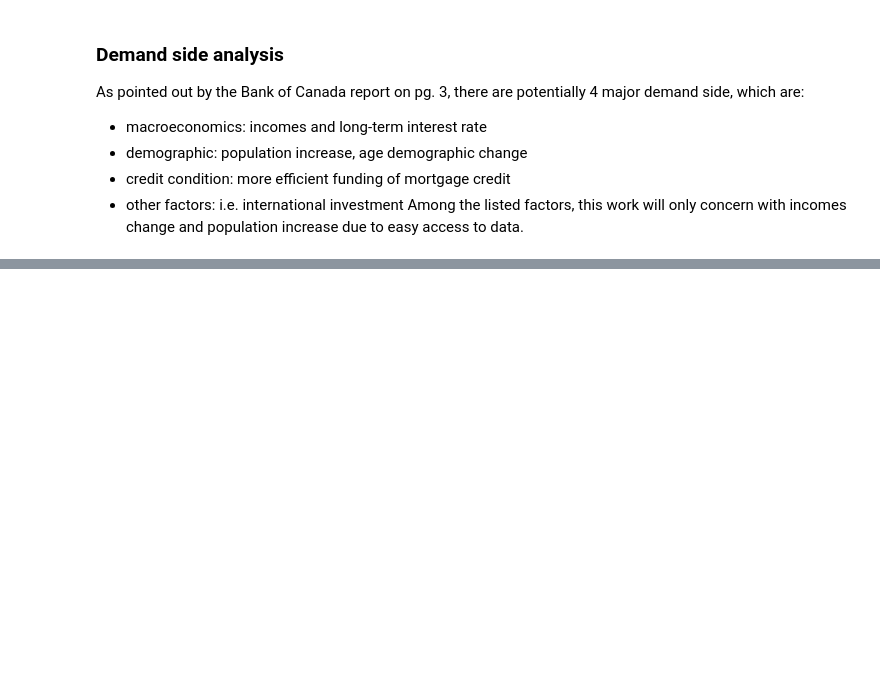
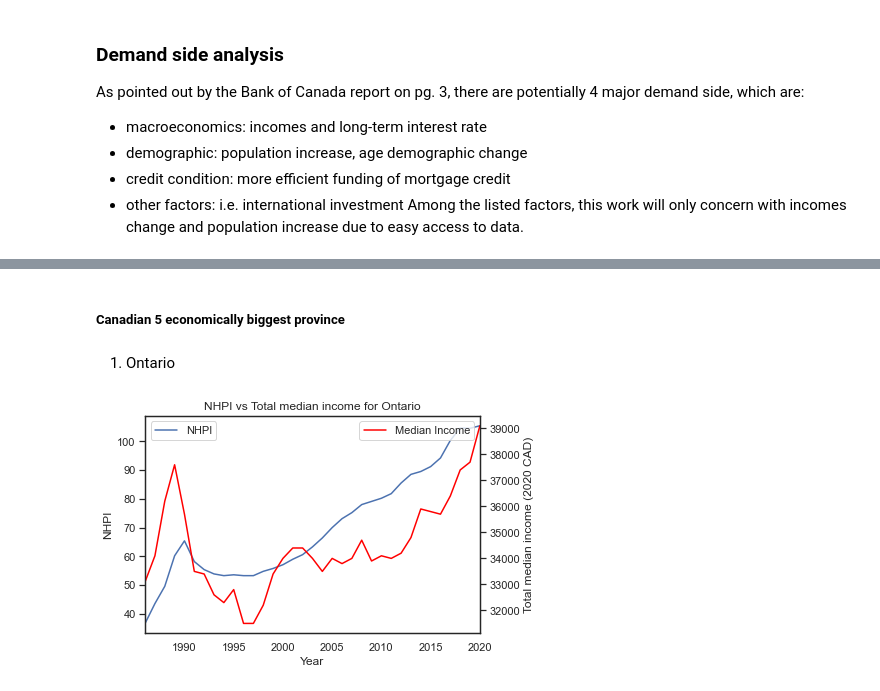
Before and after one commit to ChinhTranKaizen/StatCanHousing, a Jupyter notebook: DataAnalysis.ipynb, the cells around one changed output, grey strips where cells are left out. Cells and saved outputs as stored; diff of their text form; code cells hidden in the pictures; blank space fills up the shorter version.

```diff
--- a/DataAnalysis.ipynb
+++ b/DataAnalysis.ipynb
@@ -99,0 +184,25 @@ Among the listed factors, this work will only concern with incomes change and po
+# %% [markdown]
+##### Canadian 5 economically biggest province
+# %% [markdown]
+1. Ontario
+# %%
+#Query for the NHPI and Median income of Ontario
+temp1 = province_df['Ontario']
+temp2 = province_df_Income['Ontario']
+
+NHPIvsIncome_ON = temp1[~temp1.VALUE.isna()].merge(temp2,on='REF_DATE',suffixes=('_NHPI','_Income'))\
+    .drop(columns=['GEO_NHPI','GEO_Income','New housing price indexes'])
+#Plot a 2 y-axes line plot
+fig, ax1 = plt.subplots()
+ax2 = ax1.twinx()
+NHPIvsIncome_ON.plot(x='REF_DATE',y='VALUE_NHPI',ax=ax1)
+ax1.set_ylabel('NHPI')
+ax1.set_xlabel('Year')
+ax1.legend(['NHPI'])
+NHPIvsIncome_ON.plot(x='REF_DATE',y='VALUE_Income',color="red",ax=ax2)
+ax2.set_ylabel('Total median income (2020 CAD)')
+ax2.legend(['Median Income'])
+ax1.set_title('NHPI vs Total median income for Ontario')
+plt.show()
+# %% [output]
+[figure, added]
```
Also changed, not shown: parts of 36 cells of this notebook, 4 other files.
